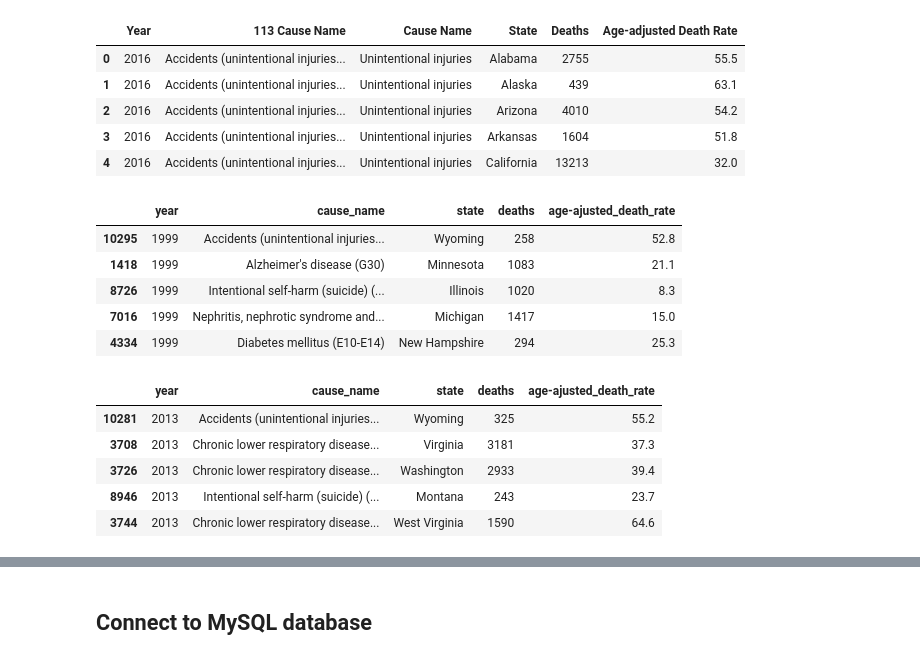
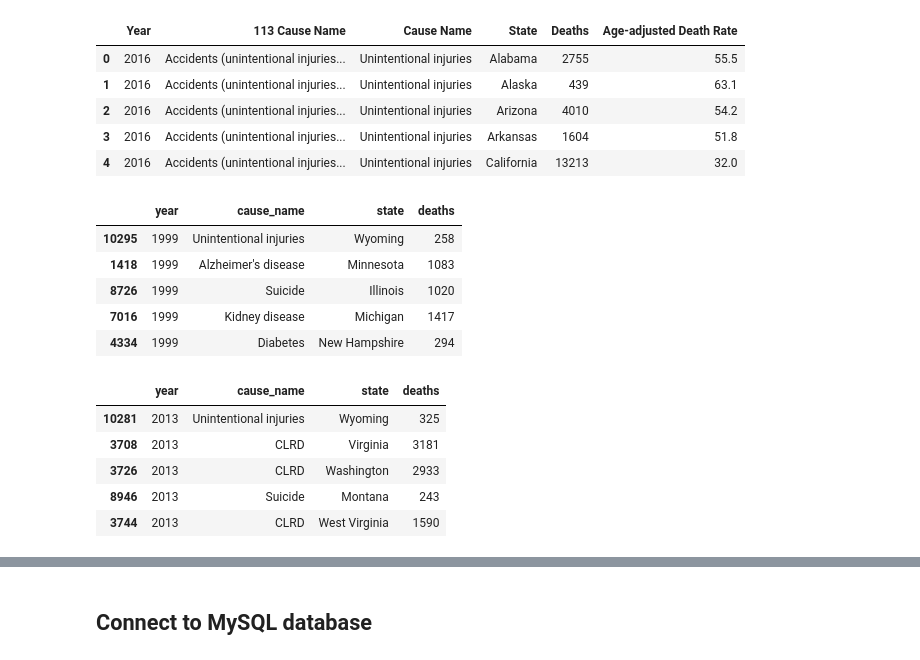
Before and after one commit to fnourz/ETL_Project, a Jupyter notebook: leading_causes_death_by_year.ipynb, the cells around one changed output, grey strips where cells are left out. Drawn from its saved outputs; the diff is of its cells as text; code cells hidden in the pictures.

```diff
--- a/leading_causes_death_by_year.ipynb
+++ b/leading_causes_death_by_year.ipynb
@@ -32,23 +33,22 @@ leading_causes_death_df.head()
 # %%
 ## cleaning the database
 
 # Remove cause_name and state columns, Rename columns into a new dataframe
-leading_causes = leading_causes_death_df[['Year', '113 Cause Name', 'State','Deaths', 'Age-adjusted Death Rate']].copy()
+leading_causes = leading_causes_death_df[['Year', 'Cause Name', 'State','Deaths']].copy()
 leading_causes = leading_causes.rename(columns={
     "Year":"year",
-    "113 Cause Name": "cause_name",
+    "Cause Name": "cause_name",
     "State": "state",
-    "Deaths": "deaths",
-    "Age-adjusted Death Rate": "age-ajusted_death_rate"
+    "Deaths": "deaths"
 })
 leading_causes.sort_values(by=["year"]).head()
 # %% [output]
-|  | year | cause_name | state | deaths | age-ajusted_death_rate |
-| 10295 | 1999 | Accidents (unintentional injuries... | Wyoming | 258 | 52.8 |
-| 1418 | 1999 | Alzheimer's disease (G30) | Minnesota | 1083 | 21.1 |
-| 8726 | 1999 | Intentional self-harm (suicide) (... | Illinois | 1020 | 8.3 |
-| 7016 | 1999 | Nephritis, nephrotic syndrome and... | Michigan | 1417 | 15.0 |
-| 4334 | 1999 | Diabetes mellitus (E10-E14) | New Hampshire | 294 | 25.3 |
+|  | year | cause_name | state | deaths |
+| 10295 | 1999 | Unintentional injuries | Wyoming | 258 |
+| 1418 | 1999 | Alzheimer's disease | Minnesota | 1083 |
+| 8726 | 1999 | Suicide | Illinois | 1020 |
+| 7016 | 1999 | Kidney disease | Michigan | 1417 |
+| 4334 | 1999 | Diabetes | New Hampshire | 294 |
 # %%
 # Filter leading_causes for years >=2013
 leading_causes_2013_to_2016 = leading_causes.loc[leading_causes['year'] >= 2013,:]
@@ -57,9 +57,9 @@ leading_causes_2013_to_2016=leading_causes_2013_to_2016.sort_values(by=['year'])
 #### PUT THIS DATAFRAME INTO THE DATABASE
 leading_causes_2013_to_2016.head()
 # %% [output]
-|  | year | cause_name | state | deaths | age-ajusted_death_rate |
-| 10281 | 2013 | Accidents (unintentional injuries... | Wyoming | 325 | 55.2 |
-| 3708 | 2013 | Chronic lower respiratory disease... | Virginia | 3181 | 37.3 |
-| 3726 | 2013 | Chronic lower respiratory disease... | Washington | 2933 | 39.4 |
-| 8946 | 2013 | Intentional self-harm (suicide) (... | Montana | 243 | 23.7 |
-| 3744 | 2013 | Chronic lower respiratory disease... | West Virginia | 1590 | 64.6 |
+|  | year | cause_name | state | deaths |
+| 10281 | 2013 | Unintentional injuries | Wyoming | 325 |
+| 3708 | 2013 | CLRD | Virginia | 3181 |
+| 3726 | 2013 | CLRD | Washington | 2933 |
+| 8946 | 2013 | Suicide | Montana | 243 |
+| 3744 | 2013 | CLRD | West Virginia | 1590 |
```
Also changed, not shown: parts of 14 cells of this notebook, 2 other files.
